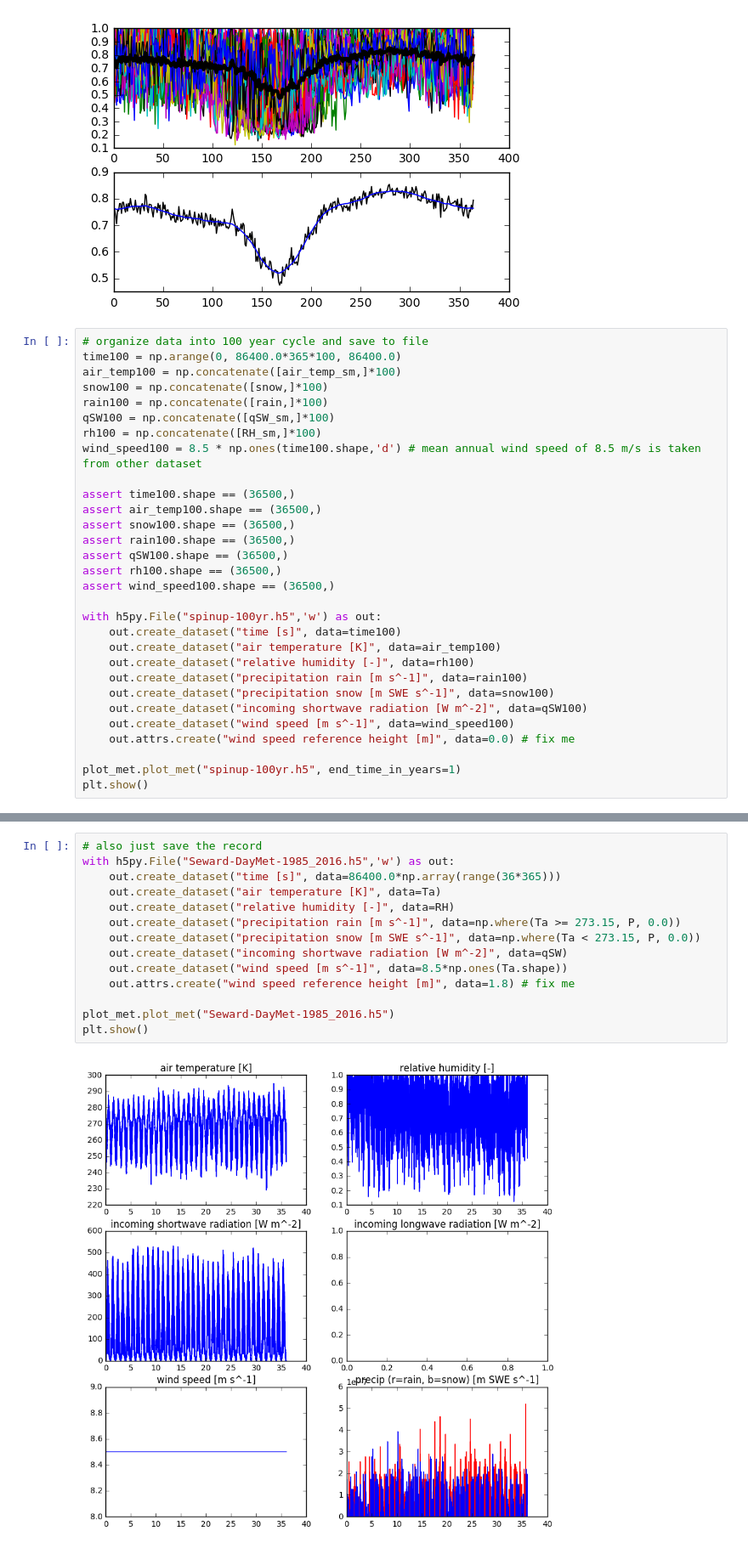
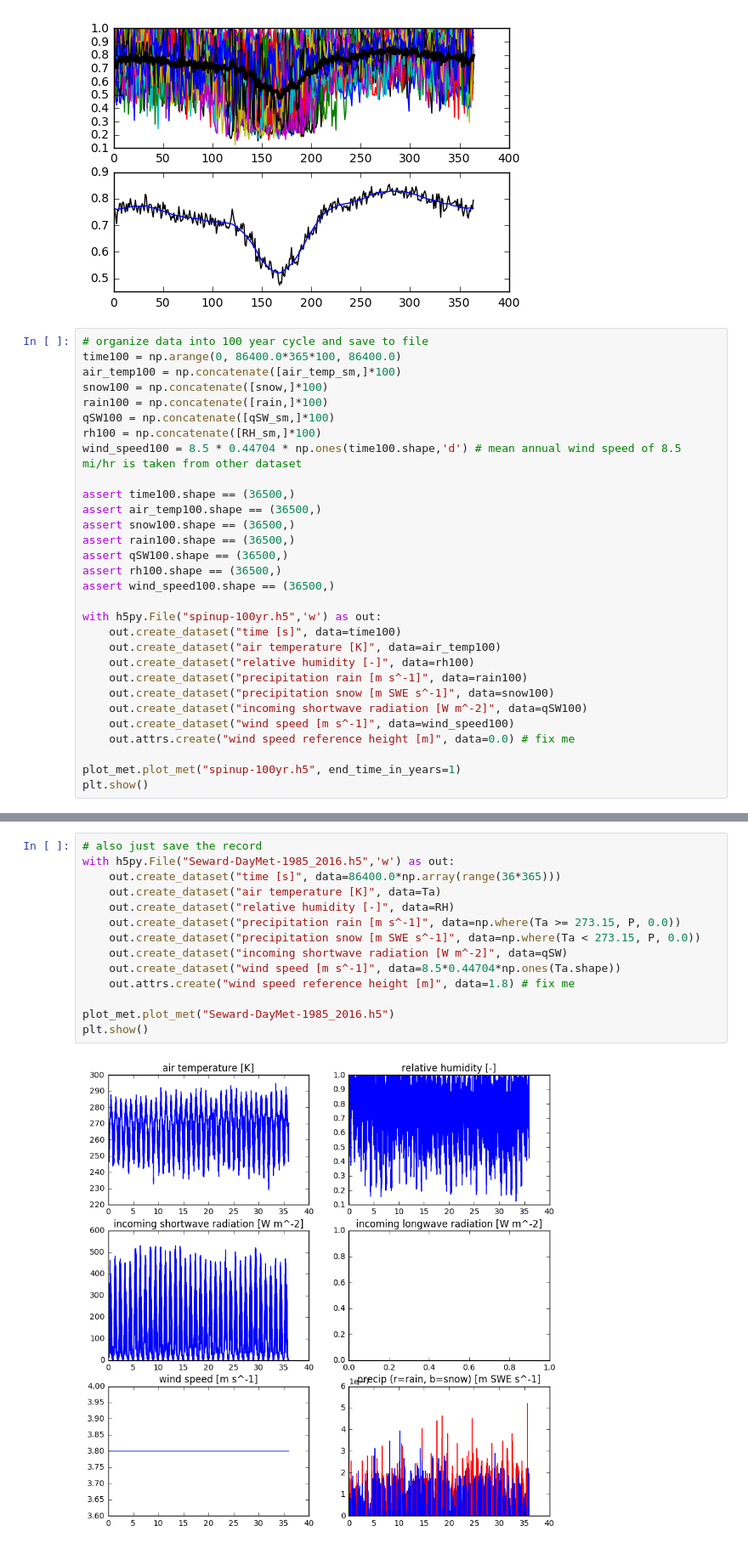
Before and after one commit to amanzi/ats-testsuite-arctic, a Jupyter notebook: testing/Data/Nome_Alaska/daymet_data_processing.ipynb, the cells around one changed output, grey strips where cells are left out. Shown at 85% size. Saved outputs shown, nothing was run; the diff lists cells and outputs as text.

Commit message:
converts mi/hr to m/s for wind speed

```diff
--- a/testing/Data/Nome_Alaska/daymet_data_processing.ipynb
+++ b/testing/Data/Nome_Alaska/daymet_data_processing.ipynb
@@ -165,7 +165,7 @@ snow100 = np.concatenate([snow,]*100)
 rain100 = np.concatenate([rain,]*100)
 qSW100 = np.concatenate([qSW_sm,]*100)
 rh100 = np.concatenate([RH_sm,]*100)
-wind_speed100 = 8.5 * np.ones(time100.shape,'d') # mean annual wind speed of 8.5 m/s is taken from other dataset
+wind_speed100 = 8.5 * 0.44704 * np.ones(time100.shape,'d') # mean annual wind speed of 8.5 mi/hr is taken from other dataset
 
 assert time100.shape == (36500,)
 assert air_temp100.shape == (36500,)
@@ -192,16 +192,16 @@ plt.show()
 # %%
 # also just save the record
 with h5py.File("Seward-DayMet-1985_2016.h5",'w') as out:
     out.create_dataset("time [s]", data=86400.0*np.array(range(36*365)))
     out.create_dataset("air temperature [K]", data=Ta)
     out.create_dataset("relative humidity [-]", data=RH)
     out.create_dataset("precipitation rain [m s^-1]", data=np.where(Ta >= 273.15, P, 0.0))
     out.create_dataset("precipitation snow [m SWE s^-1]", data=np.where(Ta < 273.15, P, 0.0))
     out.create_dataset("incoming shortwave radiation [W m^-2]", data=qSW)
-    out.create_dataset("wind speed [m s^-1]", data=8.5*np.ones(Ta.shape))
+    out.create_dataset("wind speed [m s^-1]", data=8.5*0.44704*np.ones(Ta.shape))
     out.attrs.create("wind speed reference height [m]", data=1.8) # fix me
 
 plot_met.plot_met("Seward-DayMet-1985_2016.h5")
 plt.show()
 # %% [output]
-[figure, old version]
+[figure, new version]
```
Also changed, not shown: parts of 2 cells of this notebook, 2 other files.
